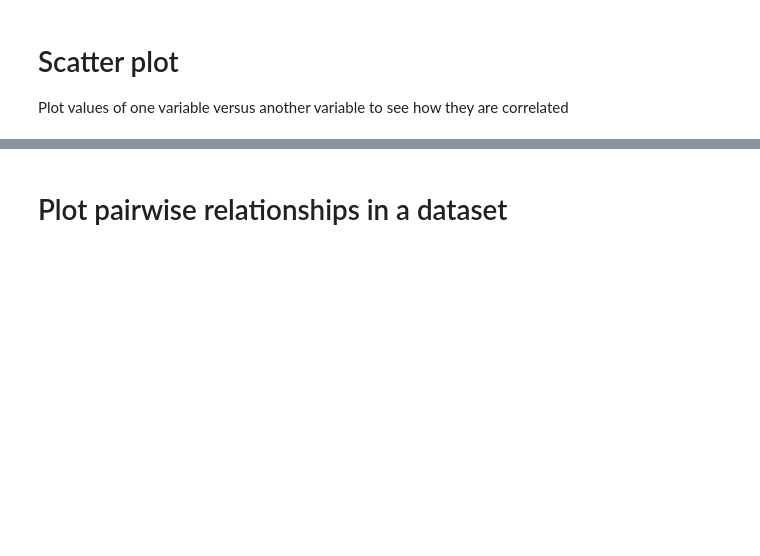
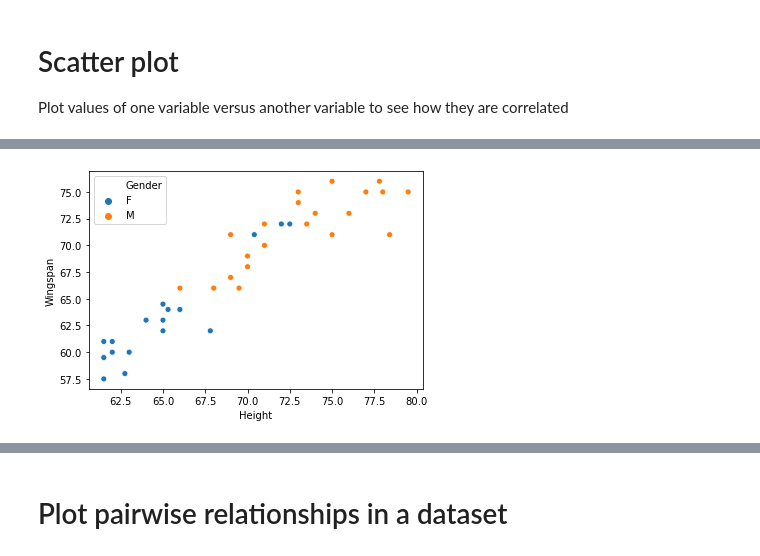
Before and after one commit to javiermao/PythonBasis, a Jupyter notebook: B24_Seaborn.ipynb, the cells around one changed output, grey strips where cells are left out. Saved outputs shown, nothing was run; the diff lists cells and outputs as text; code cells hidden in the pictures; blank space fills up the shorter version.

```diff
--- a/B24_Seaborn.ipynb
+++ b/B24_Seaborn.ipynb
@@ -246,3 +260,10 @@ plt.show()
+# %%
+# scatter plot between two variables grouped according to a categorical variable
+sns.scatterplot(data=df, x="Height", y="Wingspan", hue="Gender")
+
+plt.show()
+# %% [output]
+[figure, added]
 # %%
 # scatter plot between two variables grouped according to a categorical variable and with size of markers
 sns.scatterplot(data=df, x="CWDistance", y="Height", hue="Gender", size="Score")
```
Also changed, not shown: parts of 27 cells of this notebook, 2 other files.
